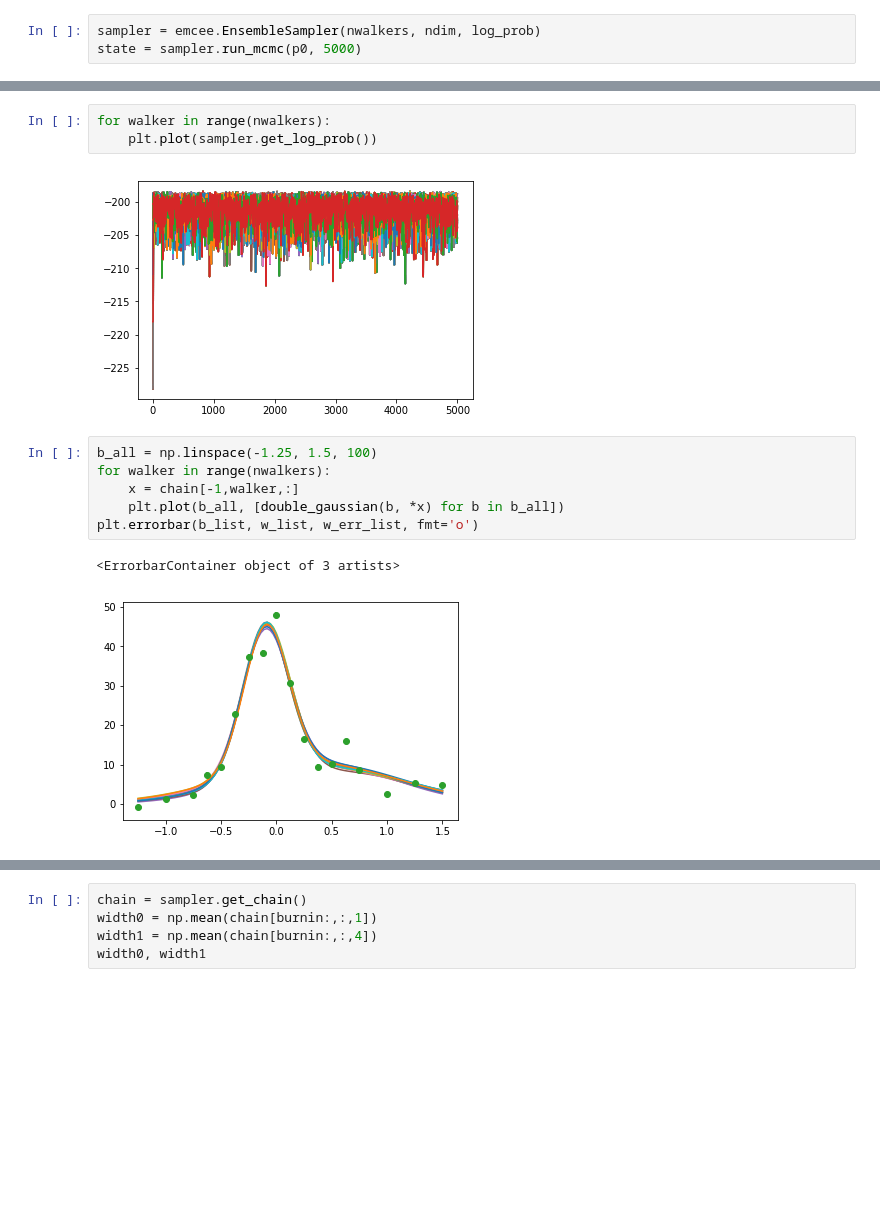
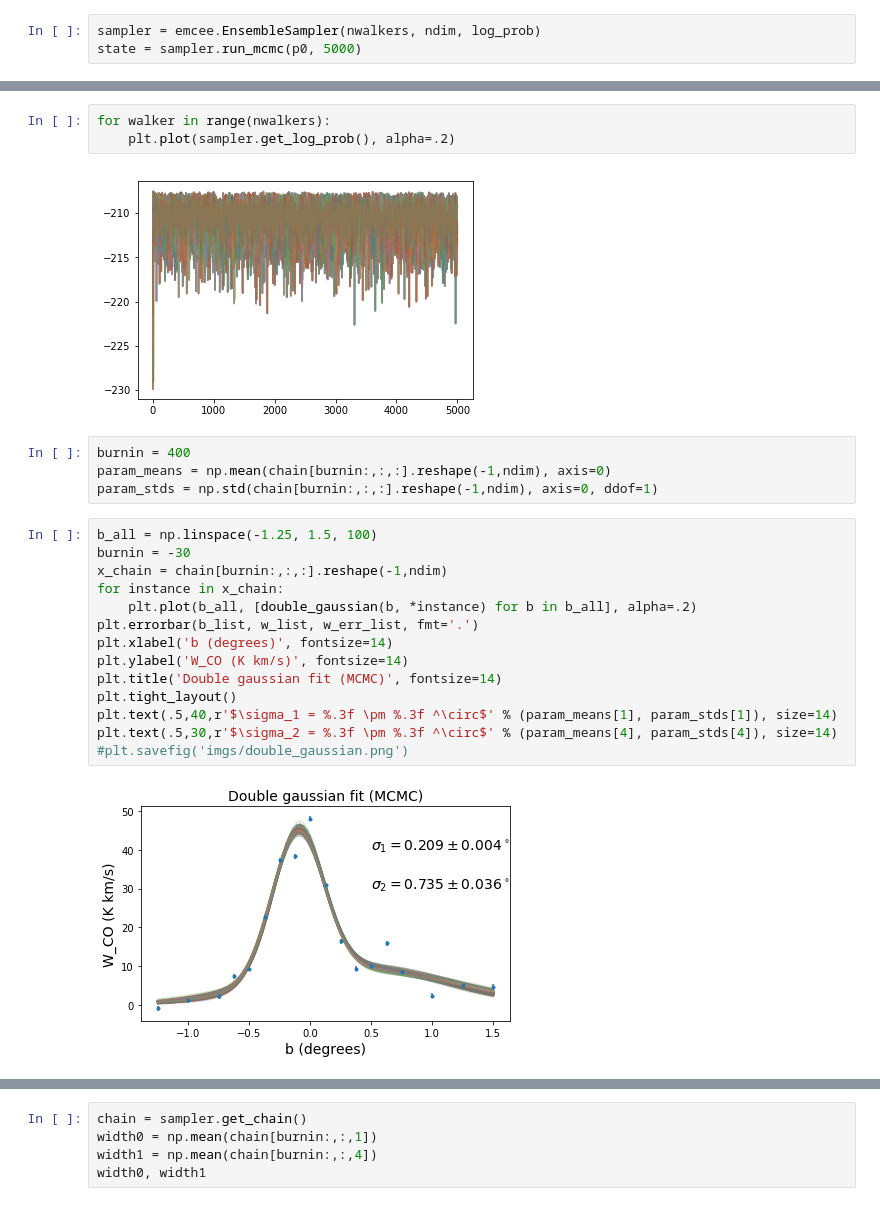
Before and after one commit to arthur-tsang/CO-project, a Jupyter notebook: mcmc.ipynb, the cells around one changed output, grey strips where cells are left out. Saved outputs shown, nothing was run; the diff lists cells and outputs as text; blank space fills up the shorter version.

```diff
--- a/mcmc.ipynb
+++ b/mcmc.ipynb
@@ -213,16 +227,27 @@ dim 5
 # %%
 for walker in range(nwalkers):
-    plt.plot(sampler.get_log_prob())
+    plt.plot(sampler.get_log_prob(), alpha=.2)
 # %% [output]
-[figure, old version]
+[figure, new version]
-# %%
-b_all = np.linspace(-1.25, 1.5, 100)
-for walker in range(nwalkers):
-    x = chain[-1,walker,:]
-    plt.plot(b_all, [double_gaussian(b, *x) for b in b_all])
-plt.errorbar(b_list, w_list, w_err_list, fmt='o')
-# %% [output]
-<ErrorbarContainer object of 3 artists>
-[figure, removed]
+# %%
+burnin = 400
+param_means = np.mean(chain[burnin:,:,:].reshape(-1,ndim), axis=0)
+param_stds = np.std(chain[burnin:,:,:].reshape(-1,ndim), axis=0, ddof=1)
+# %%
+b_all = np.linspace(-1.25, 1.5, 100)
+burnin = -30
+x_chain = chain[burnin:,:,:].reshape(-1,ndim)
+for instance in x_chain:
+    plt.plot(b_all, [double_gaussian(b, *instance) for b in b_all], alpha=.2)
+plt.errorbar(b_list, w_list, w_err_list, fmt='.')
+plt.xlabel('b (degrees)', fontsize=14)
+plt.ylabel('W_CO (K km/s)', fontsize=14)
+plt.title('Double gaussian fit (MCMC)', fontsize=14)
+plt.tight_layout()
+plt.text(.5,40,r'$\sigma_1 = %.3f \pm %.3f ^\circ$' % (param_means[1], param_stds[1]), size=14)
+plt.text(.5,30,r'$\sigma_2 = %.3f \pm %.3f ^\circ$' % (param_means[4], param_stds[4]), size=14)
+#plt.savefig('imgs/double_gaussian.png')
+# %% [output]
+[figure, added]
 # %%
 burnin = 400
```
Also changed, not shown: parts of 7 cells of this notebook, 2 other files.
